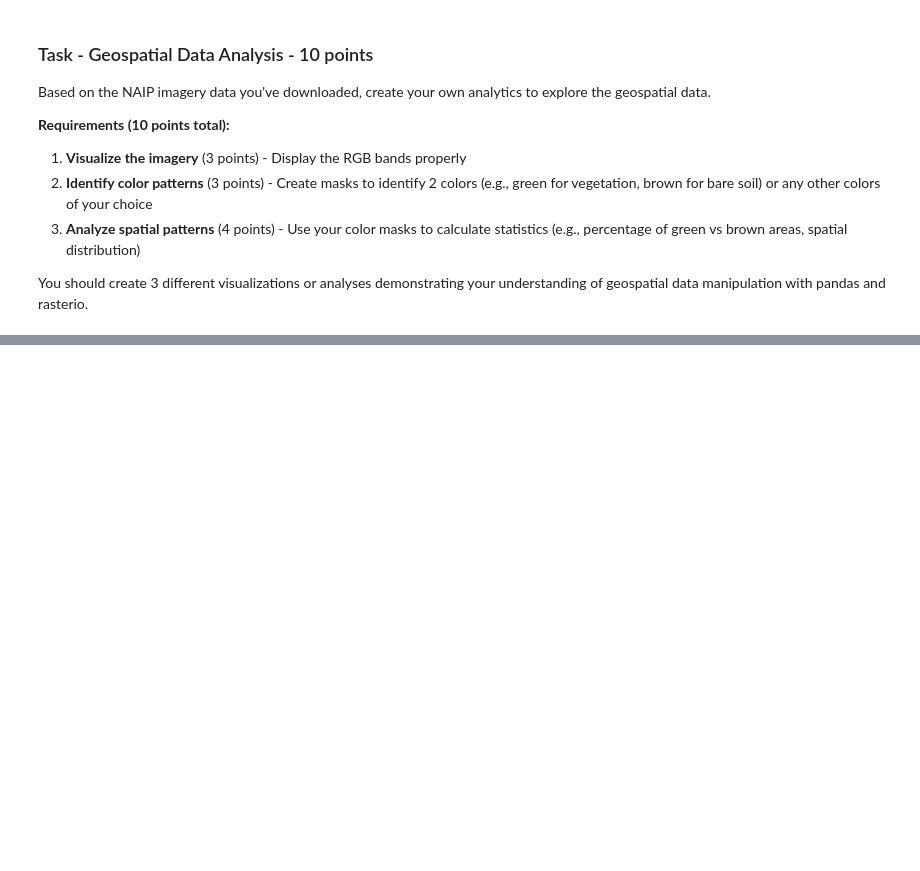
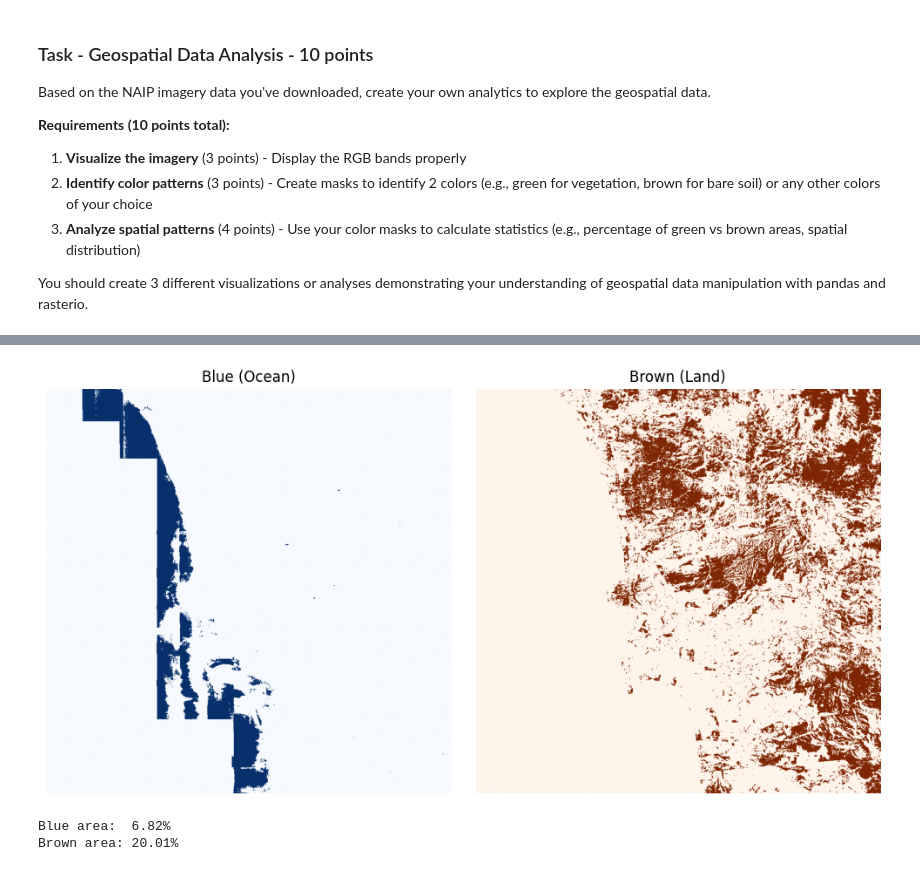
Before and after one commit to surf-guy/DSE200, a Jupyter notebook: HW/HW_2.ipynb, the cells around one changed output, grey strips where cells are left out. Drawn from its saved outputs; the diff is of its cells as text; code cells hidden in the pictures; blank space fills up the shorter version.

```diff
--- a/HW/HW_2.ipynb
+++ b/HW/HW_2.ipynb
@@ -618,0 +490,48 @@ Other       : 56.91%
+# %%
+import rasterio
+import numpy as np
+import matplotlib.pyplot as plt
+
+
+with rasterio.open(naip_file) as src:
+    img = src.read([1, 2, 3]).astype(float)
+    img = img.transpose(1, 2, 0)
+
+# normalize 0–1
+img = img / img.max()
+
+
+# simple masks
+mask_blue = ((B > 0.25) & (B > R * 1.05) & (B > G * 1.05)) | \
+            ((B / (R + 1e-6) > 1.1) & (B / (G + 1e-6) > 1.05))
+mask_brown = (R > 0.35) & (R > B * 1.2) & (G > B)
+
+
+# show masks
+plt.figure(figsize=(10,5))
+plt.subplot(1,2,1)
+plt.imshow(mask_blue, cmap="Blues")
+plt.title("Blue (Ocean)")
+plt.axis("off")
+
+plt.subplot(1,2,2)
+plt.imshow(mask_brown, cmap="Oranges")
+plt.title("Brown (Land)")
+plt.axis("off")
+plt.tight_layout()
+plt.show()
+# %% [output]
+[figure, added]
+# %%
+total_pixels = mask_blue.size
+blue_pixels  = mask_blue.sum()
+brown_pixels = mask_brown.sum()
+
+pct_blue  = (blue_pixels / total_pixels) * 100
+pct_brown = (brown_pixels / total_pixels) * 100
+
+print(f"Blue area:  {pct_blue:.2f}%")
+print(f"Brown area: {pct_brown:.2f}%")
+# %% [output]
+Blue area:  6.82%
+Brown area: 20.01%
```
Also changed, not shown: parts of 3 cells of this notebook.
